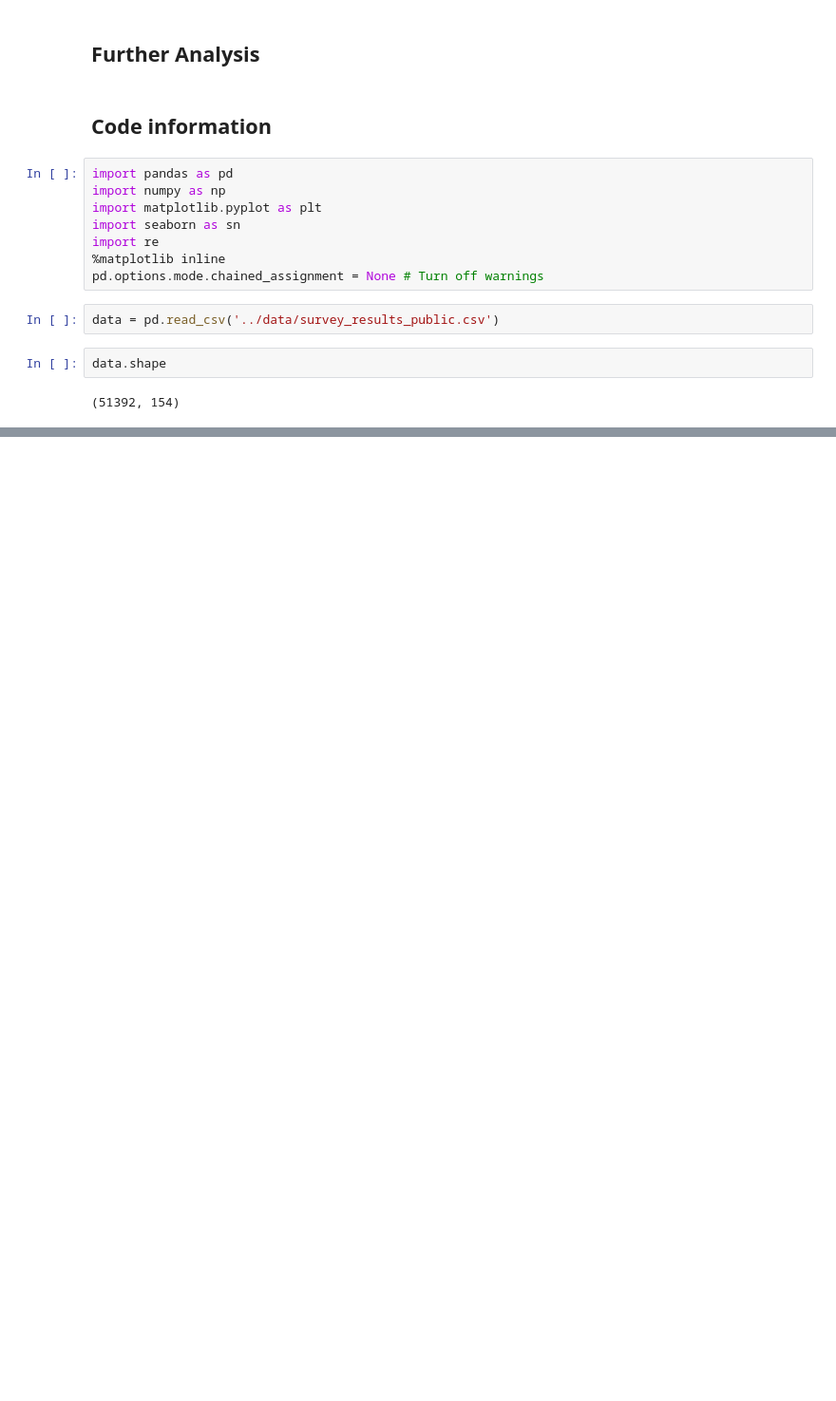
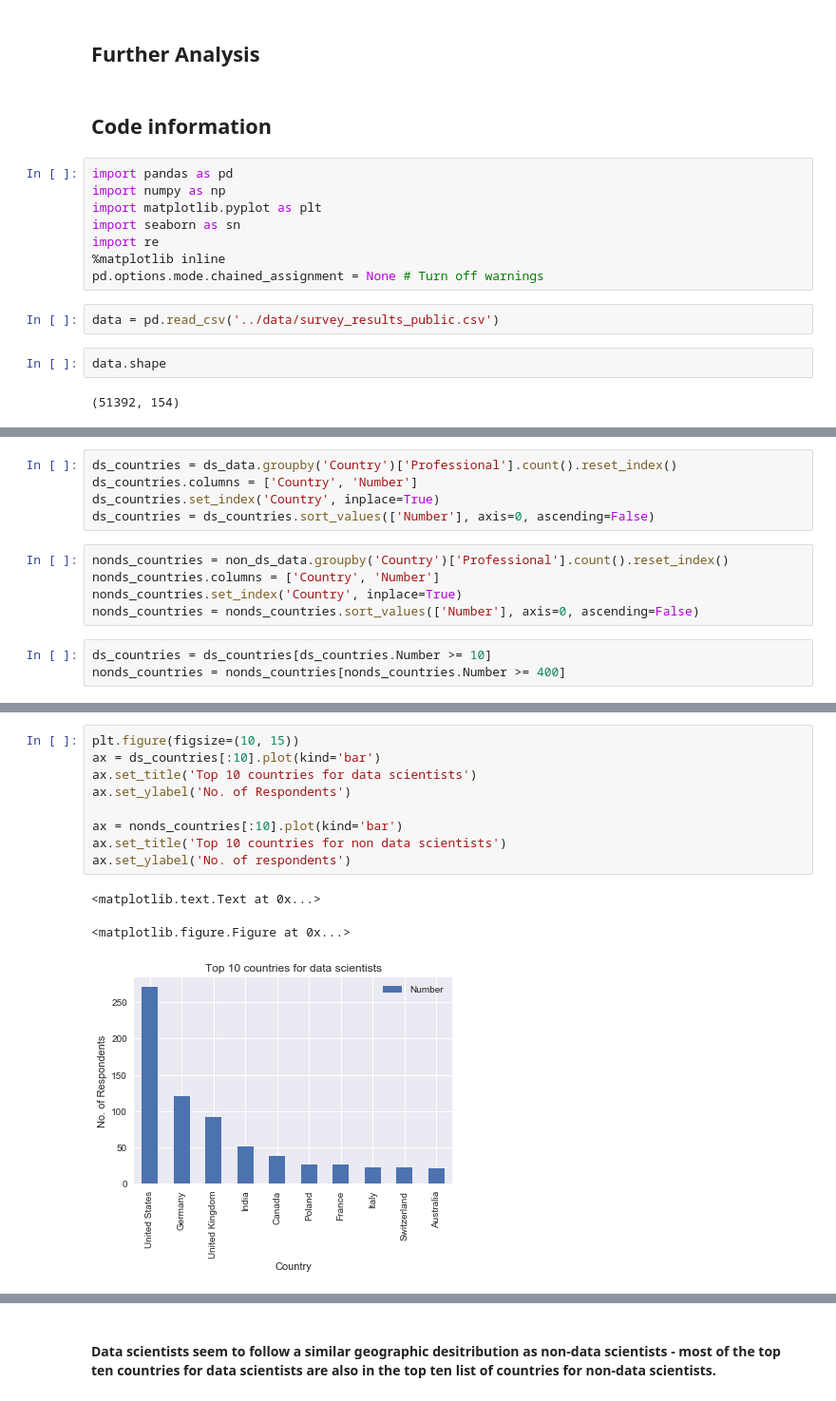
Before and after one commit to kwong0124/EDA_Project_SODevSurvey, a Jupyter notebook: EDA_Project_StackOverflowSurvey.ipynb, the cells around one changed output, grey strips where cells are left out. Shown at 95% size. Drawn from its saved outputs; the diff is of its cells as text; blank space fills up the shorter version.

```diff
--- a/EDA_Project_StackOverflowSurvey.ipynb
+++ b/EDA_Project_StackOverflowSurvey.ipynb
@@ -62,0 +86,13 @@ array(['Secondary school',
+# %%
+ds_countries = ds_data.groupby('Country')['Professional'].count().reset_index()
+ds_countries.columns = ['Country', 'Number']
+ds_countries.set_index('Country', inplace=True)
+ds_countries = ds_countries.sort_values(['Number'], axis=0, ascending=False)
+# %%
+nonds_countries = non_ds_data.groupby('Country')['Professional'].count().reset_index()
+nonds_countries.columns = ['Country', 'Number']
+nonds_countries.set_index('Country', inplace=True)
+nonds_countries = nonds_countries.sort_values(['Number'], axis=0, ascending=False)
+# %%
+ds_countries = ds_countries[ds_countries.Number >= 10]
+nonds_countries = nonds_countries[nonds_countries.Number >= 400]
@@ -62,0 +119,13 @@ array(['Secondary school',
+# %%
+plt.figure(figsize=(10, 15))
+ax = ds_countries[:10].plot(kind='bar')
+ax.set_title('Top 10 countries for data scientists')
+ax.set_ylabel('No. of Respondents')
+
+ax = nonds_countries[:10].plot(kind='bar')
+ax.set_title('Top 10 countries for non data scientists')
+ax.set_ylabel('No. of respondents')
+# %% [output]
+<matplotlib.text.Text at 0x...>
+<matplotlib.figure.Figure at 0x...>
+[figure, added]
@@ -62,0 +133,2 @@ array(['Secondary school',
+# %% [markdown]
+#### Data scientists seem to follow a similar geographic desitribution as non-data scientists - most of the top ten countries for data scientists are also in the top ten list of countries for non-data scientists.
```
Also changed, not shown: parts of 8 cells of this notebook.
